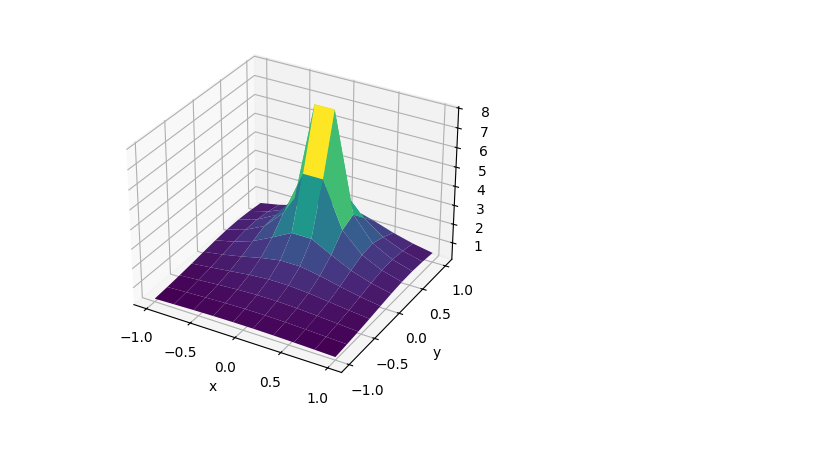
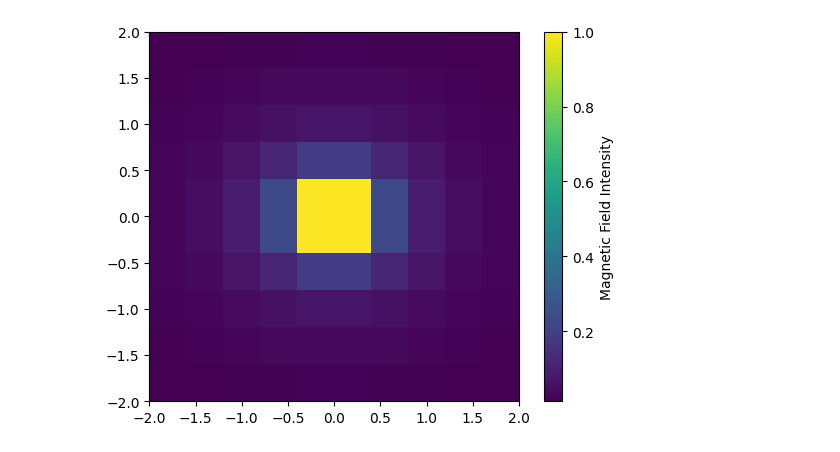
Before and after one commit to FuriousBird/TIPE_Dynamo, a Jupyter notebook: sim/plan.ipynb, the cells around one changed output. Drawn from its saved outputs; the diff is of its cells as text; code cells hidden in the pictures.

```diff
--- a/sim/plan.ipynb
+++ b/sim/plan.ipynb
@@ -142,11 +75,31 @@ plt.show()
-# %%
-#plot the magnetic field intensity calculated previously
-fig = plt.figure()
-ax = fig.add_subplot(1,1,1, projection='3d')
-ax.plot_surface(X, Y, np.linalg.norm(B, axis=2), cmap='viridis')
-ax.set_xlabel('x')
-ax.set_ylabel('y')
-ax.set_zlabel('B')
-plt.show()
-# %% [output]
-[figure, removed]
+# %%
+#create a square of current sheets
+current_sheets = []
+fondation = list(map(np.array,[(0,-2,0), (0,2,0), (1,1,0), (1,0,0), (0,0,0)]))
+
+for i in range(1):
+    a,b = fondation[i], fondation[i+1]
+    mid = (a+b)/2
+    p_val = np.array([1,0,0])
+    current_sheets.append(CurrentSheet(a, b, p_val))
+# %%
+#plot the magnetic field intensity calculated previously
+for sheet in current_sheets:
+    ra, rb, p = sheet.ra, sheet.rb, sheet.p
+    X,Y = np.meshgrid(np.linspace(-40, 40, 10), np.linspace(-40, 40, 10))
+    B = np.array([sheet.B(np.array([xi, 0, zi])) for xi, zi in zip(X.flatten(), Y.flatten())])
+    B = B.reshape(len(X), len(Y), 3)
+    # B2 = np.array([sheet.B(np.array([-xi, -yi, 0])) for xi, yi in zip(X.flatten(), Y.flatten())])
+    # B2 = B.reshape(len(X), len(Y), 3)
+    # BS = B + B2
+    norm = np.linalg.norm(B, axis=2)
+    maxnorm = np.max(norm)
+    norm /= maxnorm
+
+fig = plt.figure()
+ax = fig.add_subplot(1,1,1)
+plt.imshow(norm, cmap='viridis', extent=(-2, 2, -2, 2))
+plt.colorbar(label='Magnetic Field Intensity')
+plt.show()
+# %% [output]
+[figure, added]
```
Also changed, not shown: parts of 3 cells of this notebook, 46 other files.
